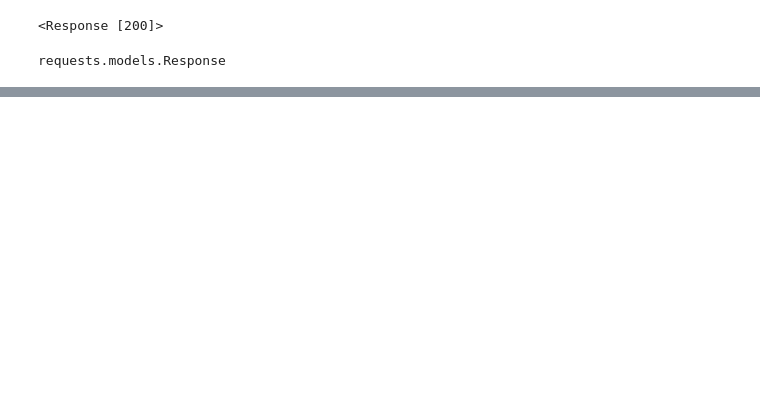
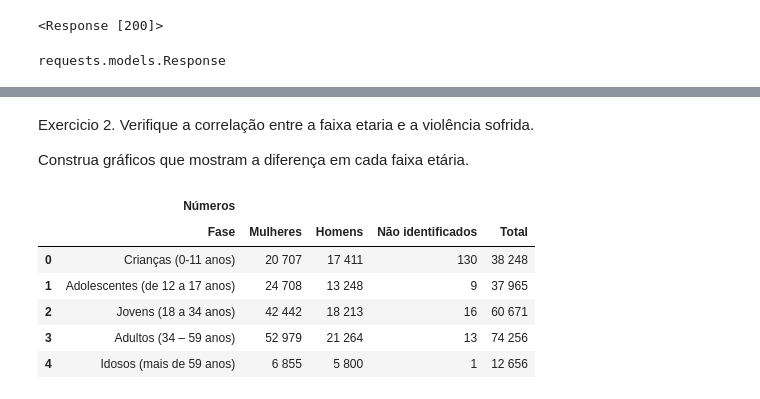
Before and after one commit to caikedomingues/curso-de-analise-de-dados-com-python, a Jupyter notebook: WebScraping.ipynb, the cells around one changed output, grey strips where cells are left out. Cells and saved outputs as stored; diff of their text form; code cells hidden in the pictures; blank space fills up the shorter version.

```diff
--- a/WebScraping.ipynb
+++ b/WebScraping.ipynb
@@ -80,0 +427,13 @@ pagina.text
+# %%
+# Vai ser necessário realizar algumas conversões antes de realizar a construção do gráfico
+
+# Vamos converter a coluna ano de inteiro para data usando a função
+# do pandas 'to_datetime'. A função recebe como parametro a coluna
+# que terá os seus valores convertidod e o formato da conversão, que
+# no nosso caso será o formato de ano
+tabelas_site[1]['Ano'] = pd.to_datetime(tabelas_site[1]['Ano'], format='%Y')
+
+# Após a conversão, será necessário criar uma nova coluna que irá
+# conter apenas o ano das datas, logo, teremos que usar a função
+# dt.year. para extrair apenas os anos das datas.
+tabelas_site[1]['Ano_extraido'] = tabelas_site[1]['Ano'].dt.year
@@ -80,0 +451,17 @@ pagina.text
+# %%
+# Conversão de colunas
+
+# Para a conversão funcionar corretamente temos que eliminar os espaços em
+# branco dos dados. Para isso, vamos usar o método replace para substituir os espaços brancos da coluna de numeros de homicidios.
+tabelas_site[1]['Número de homicídios femininos'] = tabelas_site[1]['Número de homicídios femininos'].str.replace(' ', '')
+
+
+# Após a eliminação dos dados, vamos converter os valores da coluna de objetos
+# para numéricos. Observação: Caso voce adicione o parametro 'errors = 'coerce'', o pd numeric ira transformar os valores que não foram convertidos
+# em valores nulos.
+tabelas_site[1]['Número de homicídios femininos'] = pd.to_numeric(tabelas_site[1]['Número de homicídios femininos'])
+
+# Observação: Por algum motivo a conversão não funcionou, então irei
+# inserir manualmente os valores em uma nova coluna. Sei que não é
+# prática mais adequada, porém, ainda não sei como resolver
+tabelas_site[1]['porcentagem_populacao'] = [2.3, 3.5, 3.7, 4.6, 4.8]
@@ -80,0 +577,15 @@ pagina.text
+# %% [markdown]
+Exercicio 2. Verifique a correlação entre a faixa etaria e a violência sofrida.
+
+Construa gráficos que mostram a diferença em cada faixa etária.
+# %%
+# Análisando a tabela que será utilizada nesse exercicio
+tabelas_site[2].head()
+# %% [output]
+|  | Números |  |  |  |  |
+|  | Fase | Mulheres | Homens | Não identificados | Total |
+| 0 | Crianças (0-11 anos) | 20 707 | 17 411 | 130 | 38 248 |
+| 1 | Adolescentes (de 12 a 17 anos) | 24 708 | 13 248 | 9 | 37 965 |
+| 2 | Jovens (18 a 34 anos) | 42 442 | 18 213 | 16 | 60 671 |
+| 3 | Adultos (34 – 59 anos) | 52 979 | 21 264 | 13 | 74 256 |
+| 4 | Idosos (mais de 59 anos) | 6 855 | 5 800 | 1 | 12 656 |
```
Also changed, not shown: parts of 45 cells of this notebook.
